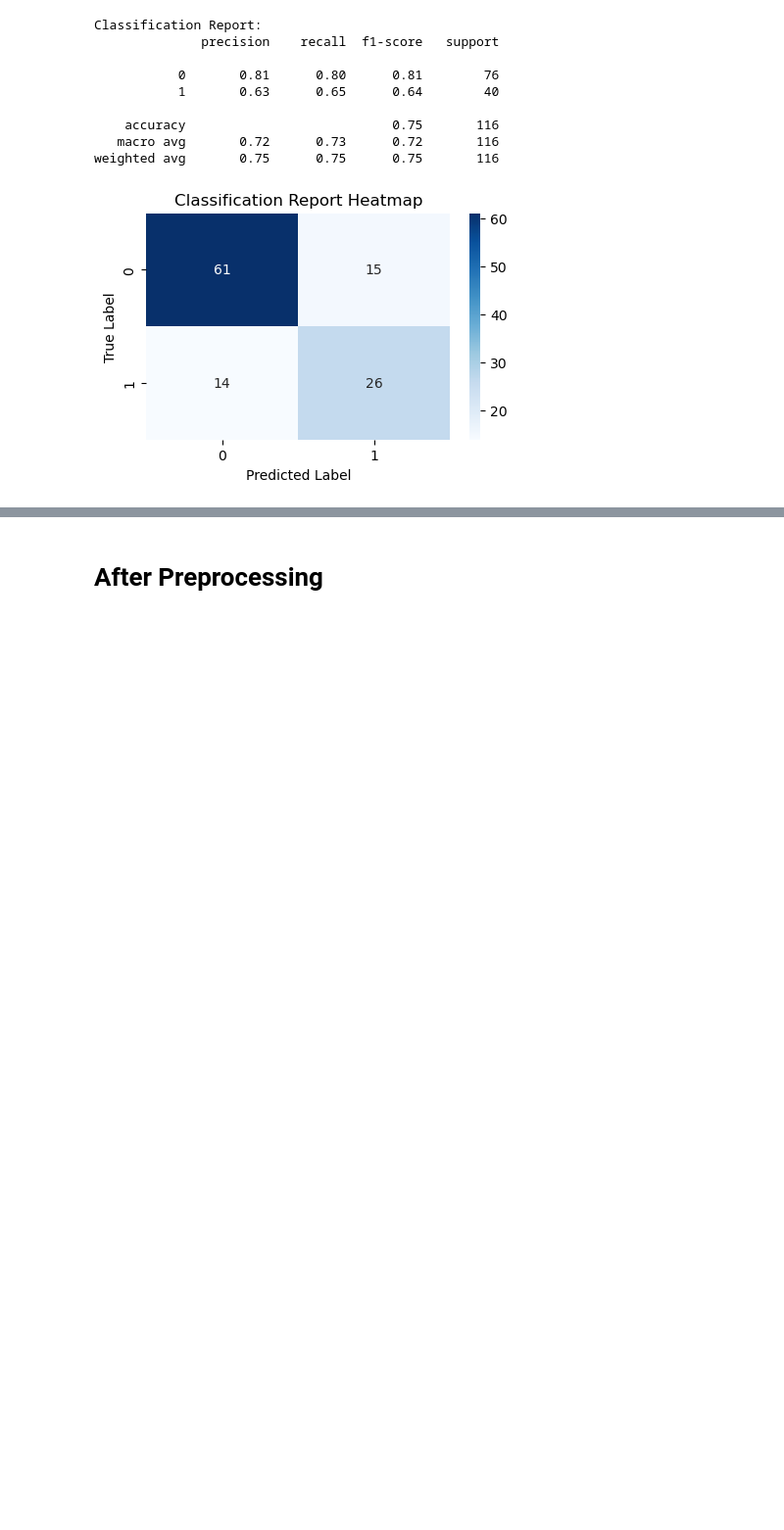
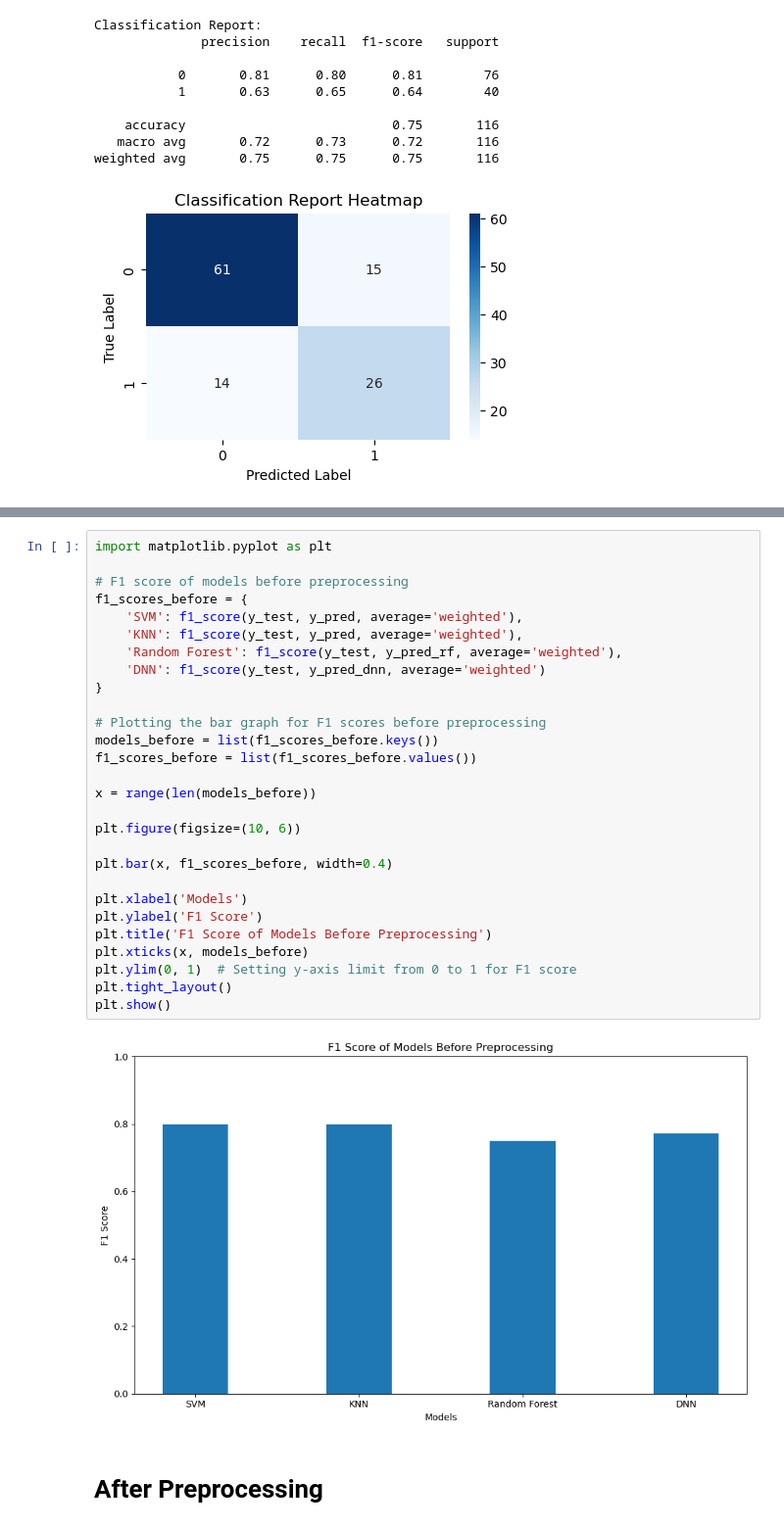
Before and after one commit to ShakshatJain74/Diabetes-Classification, a Jupyter notebook: Diabetes.ipynb, the cells around one changed output, grey strips where cells are left out. Shown at 98% size. Saved outputs shown, nothing was run; the diff lists cells and outputs as text; blank space fills up the shorter version.

Commit message:
Bar plots

```diff
--- a/Diabetes.ipynb
+++ b/Diabetes.ipynb
@@ -240,3 +240,33 @@ weighted avg       0.73      0.73      0.73       116
+# %%
+import matplotlib.pyplot as plt
+
+# F1 score of models before preprocessing
+f1_scores_before = {
+    'SVM': f1_score(y_test, y_pred, average='weighted'),
+    'KNN': f1_score(y_test, y_pred, average='weighted'),
+    'Random Forest': f1_score(y_test, y_pred_rf, average='weighted'),
+    'DNN': f1_score(y_test, y_pred_dnn, average='weighted')
+}
+
+# Plotting the bar graph for F1 scores before preprocessing
+models_before = list(f1_scores_before.keys())
+f1_scores_before = list(f1_scores_before.values())
+
+x = range(len(models_before))
+
+plt.figure(figsize=(10, 6))
+
+plt.bar(x, f1_scores_before, width=0.4)
+
+plt.xlabel('Models')
+plt.ylabel('F1 Score')
+plt.title('F1 Score of Models Before Preprocessing')
+plt.xticks(x, models_before)
+plt.ylim(0, 1)  # Setting y-axis limit from 0 to 1 for F1 score
+plt.tight_layout()
+plt.show()
+# %% [output]
+[figure, added]
 # %% [markdown]
 # After Preprocessing
 # %%
```
Also changed, not shown: parts of 9 cells of this notebook.
